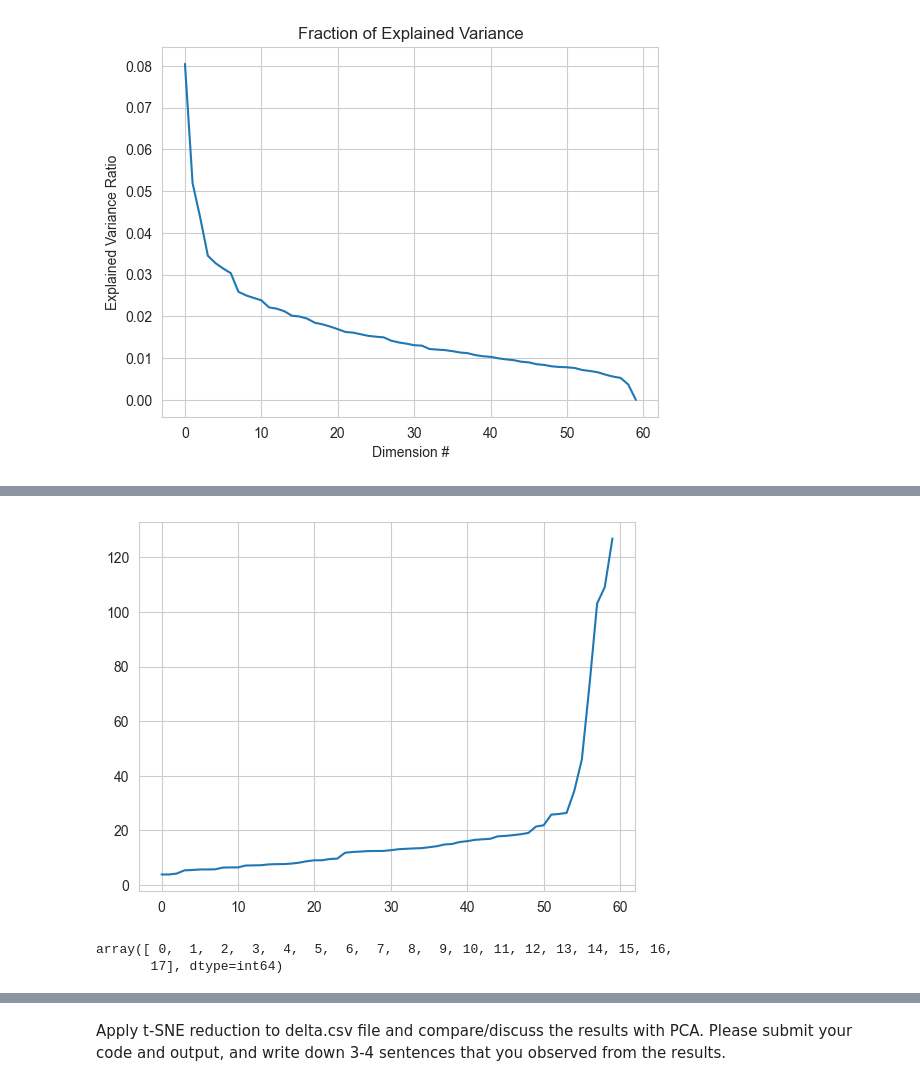
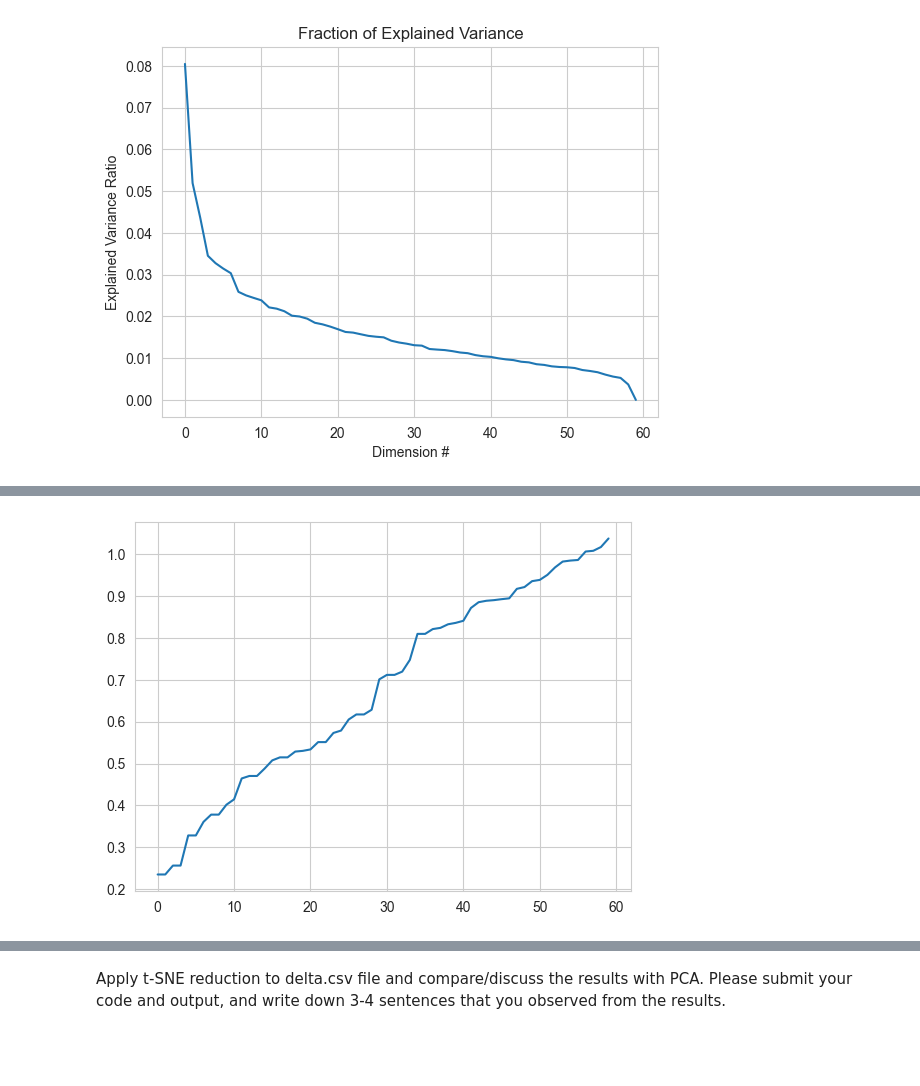
Before and after one commit to vishal-parameswaran/University-of-Chicago, a Jupyter notebook: Data Mining Principles/Assignment 2/Assignment_2_Srna.ipynb, the cells around one changed output, grey strips where cells are left out. Drawn from its saved outputs; the diff is of its cells as text; code cells hidden in the pictures; blank space fills up the shorter version.

```diff
--- a/Data Mining Principles/Assignment 2/Assignment_2_Srna.ipynb
+++ b/Data Mining Principles/Assignment 2/Assignment_2_Srna.ipynb
@@ -104,8 +109,14 @@ The exception here is engines. There is one outlier which has four engines, whil
 # %%
 ### This is the unittest cell, please just run this cell without any modification once you generated "pg" above
 
-cols = ['Cruising Speed (mph)', 'Range (miles)', 'Engines',
-        'Wingspan (ft)', 'Tail Height (ft)', 'Length (ft)']
+cols = [
+    "Cruising Speed (mph)",
+    "Range (miles)",
+    "Engines",
+    "Wingspan (ft)",
+    "Tail Height (ft)",
+    "Length (ft)",
+]
 
 assert_is_instance(pg.fig, plt.Figure)
 assert_equal(set(pg.data.columns), set(cols))
@@ -403,7 +414,7 @@ def cluster(array, random_state, n_clusters=4):
     -------
     A tuple (sklearn.KMeans, np.ndarray)
     '''
-    model = KMeans(n_init=10,n_clusters=n_clusters,random_state=random_state)
+    model = KMeans(n_init=10,init="k-means++",n_clusters=n_clusters,random_state=random_state)
     model.fit(array)
     clusters = model.predict(array)
 
@@ -787,24 +932,3 @@ array([[-2.26454173e+00,  5.05703903e-01],
 # %% [markdown]
 6. Now that we have our reduced dataset, lets find the optimal epsilon value for DBSCAN.
-# %%
-def plot_nnn(array):
-    """
-    Fits and predicts DBSCAN clustering on "array"
-
-    Parameters
-    ----------
-    array: A numpy array
-
-    Returns
-    -------
-    A numpy array
-    """
-    neigh = NearestNeighbors(n_neighbors=round(math.sqrt(len(array))))
-    nbrs = neigh.fit(array)
-    distances, indices = nbrs.kneighbors(array)
-    distances = np.sort(distances, axis=0)
-    distances = distances[:,1]
-    ax = plt.axes()
-    plt.plot(distances)
-    return ax
 # %%
@@ -1072,0 +1085,3 @@ movements_inertia = plot_inertia(movements_standard,1,60) #60 as the number of c
+# %%
+movements_pca = fit_pca(movements_normalized,40)
+movements_reduced = reduce(movements_pca,movements_normalized)
@@ -1073,5 +1092,5 @@ movements_inertia = plot_inertia(movements_standard,1,60) #60 as the number of c
 # %%
-movements_nnn = plot_nnn(movements_standard)
+movements_nnn = plot_nnn(movements_reduced,2)
 # %% [output]
-[figure, old version]
+[figure, new version]
 # %%
@@ -1081,5 +1099,0 @@ movements_hierarchical,movements_hierarchical_clusters = hierarchical_cluster(pd
-# %%
-np.unique(movements_dbscan_clusters)
-# %% [output]
-array([ 0,  1,  2,  3,  4,  5,  6,  7,  8,  9, 10, 11, 12, 13, 14, 15, 16,
-       17], dtype=int64)
```
Also changed, not shown: parts of 76 cells of this notebook, 4 other files.
